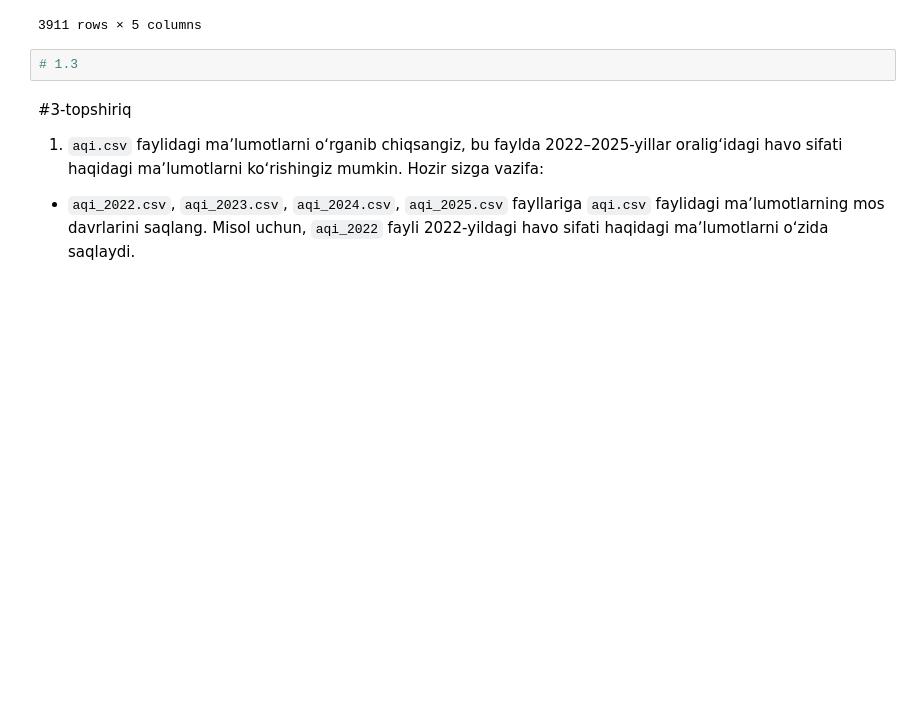
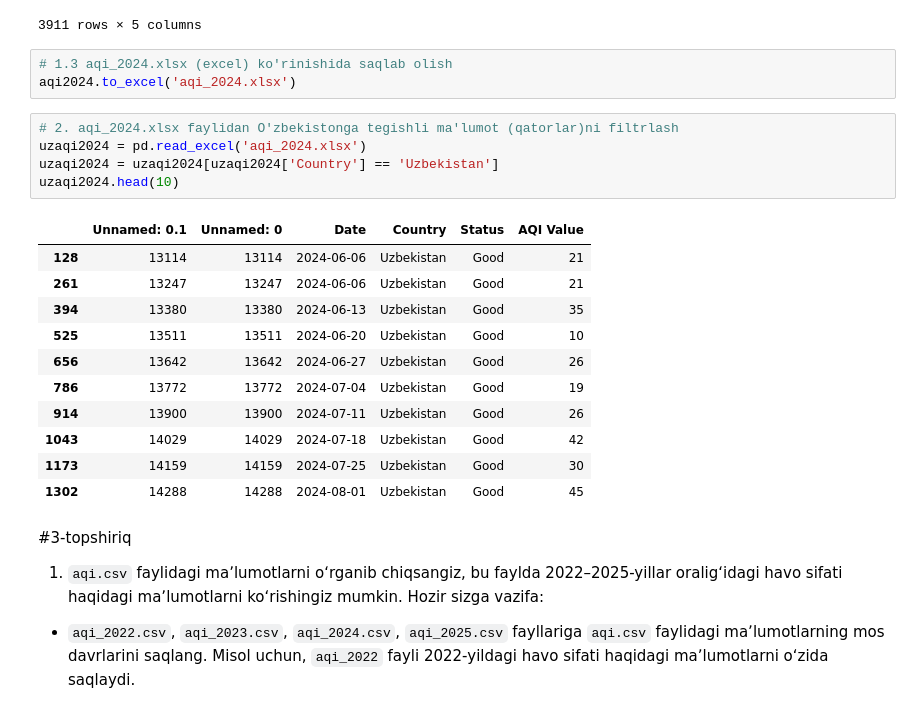
Before and after one commit to Xusanman/data-science-ai, a Jupyter notebook: 3-malumotlarga-ishlov-berish/HDF5 boʻyicha amaliy vazifa.ipynb, the cells around one changed output. Cells and saved outputs as stored; diff of their text form; blank space fills up the shorter version.

```diff
--- a/3-malumotlarga-ishlov-berish/HDF5 boʻyicha amaliy vazifa.ipynb
+++ b/3-malumotlarga-ishlov-berish/HDF5 boʻyicha amaliy vazifa.ipynb
@@ -87,8 +87,26 @@ aqi2024
 | 16895 | 16895 | 2024-12-26 | Venezuela | Good | 33 |
 | 16896 | 16896 | 2024-12-26 | Vietnam | Moderate | 73 |
 3911 rows × 5 columns
-# %%
-# 1.3
+# %%
+# 1.3 aqi_2024.xlsx (excel) ko'rinishida saqlab olish
+aqi2024.to_excel('aqi_2024.xlsx')
+# %%
+# 2. aqi_2024.xlsx faylidan O'zbekistonga tegishli ma'lumot (qatorlar)ni filtrlash
+uzaqi2024 = pd.read_excel('aqi_2024.xlsx')
+uzaqi2024 = uzaqi2024[uzaqi2024['Country'] == 'Uzbekistan']
+uzaqi2024.head(10)
+# %% [output]
+|  | Unnamed: 0.1 | Unnamed: 0 | Date | Country | Status | AQI Value |
+| 128 | 13114 | 13114 | 2024-06-06 | Uzbekistan | Good | 21 |
+| 261 | 13247 | 13247 | 2024-06-06 | Uzbekistan | Good | 21 |
+| 394 | 13380 | 13380 | 2024-06-13 | Uzbekistan | Good | 35 |
+| 525 | 13511 | 13511 | 2024-06-20 | Uzbekistan | Good | 10 |
+| 656 | 13642 | 13642 | 2024-06-27 | Uzbekistan | Good | 26 |
+| 786 | 13772 | 13772 | 2024-07-04 | Uzbekistan | Good | 19 |
+| 914 | 13900 | 13900 | 2024-07-11 | Uzbekistan | Good | 26 |
+| 1043 | 14029 | 14029 | 2024-07-18 | Uzbekistan | Good | 42 |
+| 1173 | 14159 | 14159 | 2024-07-25 | Uzbekistan | Good | 30 |
+| 1302 | 14288 | 14288 | 2024-08-01 | Uzbekistan | Good | 45 |
 # %% [markdown]
 #3-topshiriq
 1. `aqi.csv` faylidagi maʼlumotlarni oʻrganib chiqsangiz, bu faylda 2022–2025-yillar oraligʻidagi havo sifati haqidagi maʼlumotlarni koʻrishingiz mumkin. Hozir sizga vazifa:
```
Also changed, not shown: parts of 2 cells of this notebook.
